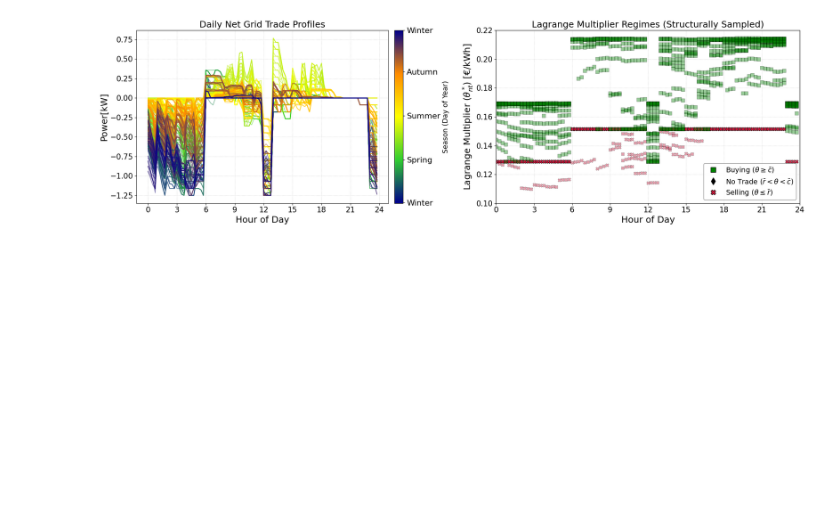
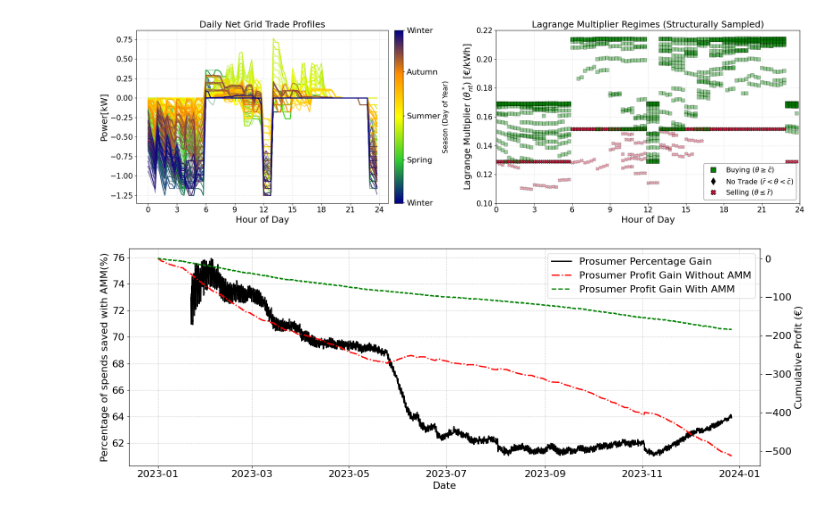
Before and after one commit to leoneleo/Automated_Market_Making_for_Energy_Sharing, a Jupyter notebook: paperResults.ipynb, the cells around one changed output. Saved outputs shown, nothing was run; the diff lists cells and outputs as text; code cells hidden in the pictures; blank space fills up the shorter version.

Commit message:
put cumu Proft comp and plot

```diff
--- a/paperResults.ipynb
+++ b/paperResults.ipynb
@@ -109,3 +109,13 @@ t_daily = np.arange(0, 24, 24 / T) # Time axis for a single day
 plotLag(RHresults,xnet_dayT,t_daily)
 # %% [output]
 [figure]
+# %%
+s_others_daily = s_others_yearlyT.loc[sim_days_slice]['supply_kw'].values.reshape(TotalDays, T) # Community Supply
+d_others_daily = dfDemand.loc[sim_days_slice]['demand_kw'].values.reshape(TotalDays, T) # Community Demand
+cum_profits_amm_exact,cum_profits_no_amm=AMMproft(k_dayT,T,s_others_daily,
+             d_others_daily,lam_under,lam_over,
+             save=False)
+# %%
+plotcumProf(T,s_others_yearly,cum_profits_amm_exact,cum_profits_no_amm)
+# %% [output]
+[figure, added]
```
Also changed, not shown: parts of 2 cells of this notebook, 4 other files.
